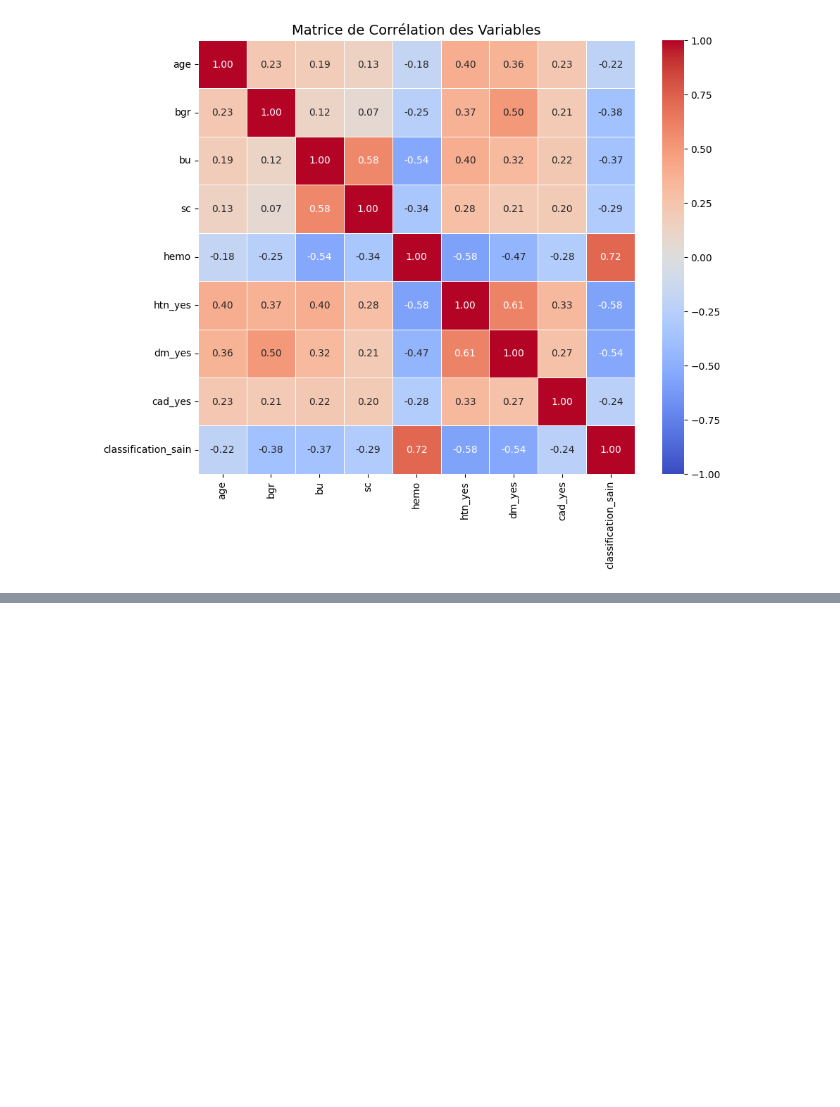
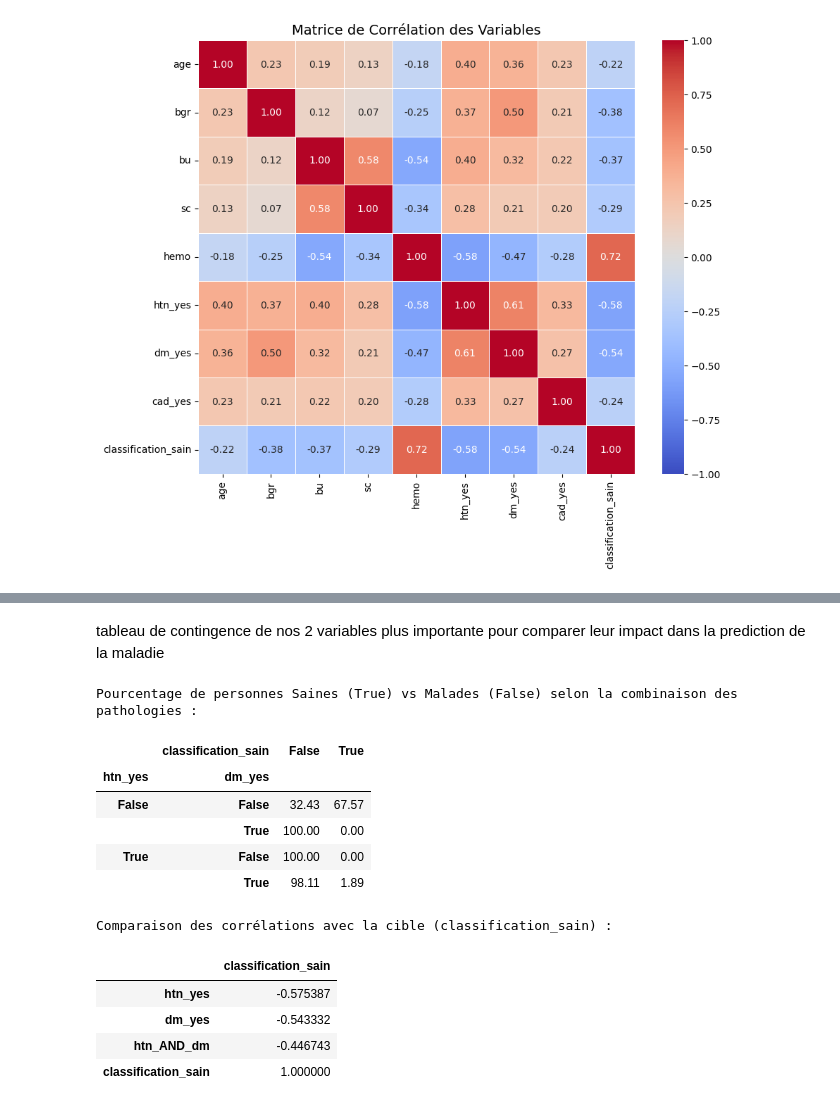
Before and after one commit to buddy-blue/kidney_disease, a Jupyter notebook: maladie_ren.ipynb, the cells around one changed output, grey strips where cells are left out. Saved outputs shown, nothing was run; the diff lists cells and outputs as text; code cells hidden in the pictures; blank space fills up the shorter version.

```diff
--- a/maladie_ren.ipynb
+++ b/maladie_ren.ipynb
@@ -544,0 +664,35 @@ plt.show()
+# %% [markdown]
+tableau de contingence de nos 2 variables plus importante pour comparer leur impact dans la prediction de la maladie
+# %%
+
+# Croisement (Table de contingence) entre Hypertension et Diabète face à la cible
+cross_tab = pd.crosstab(
+    [data2['htn_yes'], data2['dm_yes']],
+    data2['classification_sain'],
+    normalize='index'
+) * 100
+
+print("Pourcentage de personnes Saines (True) vs Malades (False) selon la combinaison des pathologies :")
+display(cross_tab.round(2))
+
+# Création de la variable combinée (Interaction) : Patient ayant l'Hypertension ET le Diabète
+data2['htn_AND_dm'] = data2['htn_yes'] & data2['dm_yes']
+
+# Calculer et comparer les corrélations avec la cible (classification_sain)
+correlations = data2[['htn_yes', 'dm_yes', 'htn_AND_dm', 'classification_sain']].corr()[['classification_sain']]
+print("\nComparaison des corrélations avec la cible (classification_sain) :")
+display(correlations.sort_values(by='classification_sain'))
+# %% [output]
+Pourcentage de personnes Saines (True) vs Malades (False) selon la combinaison des pathologies :
+|  | classification_sain | False | True |
+| htn_yes | dm_yes |  |  |
+| False | False | 32.43 | 67.57 |
+|  | True | 100.00 | 0.00 |
+| True | False | 100.00 | 0.00 |
+|  | True | 98.11 | 1.89 |
+Comparaison des corrélations avec la cible (classification_sain) :
+|  | classification_sain |
+| htn_yes | -0.575387 |
+| dm_yes | -0.543332 |
+| htn_AND_dm | -0.446743 |
+| classification_sain | 1.000000 |
```
Also changed, not shown: parts of 20 cells of this notebook.
